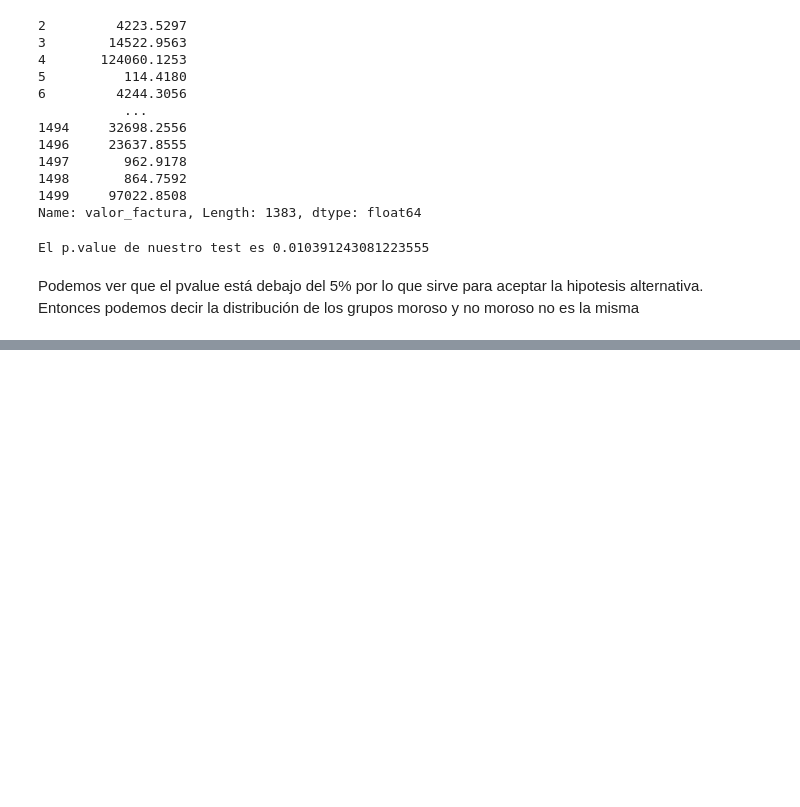
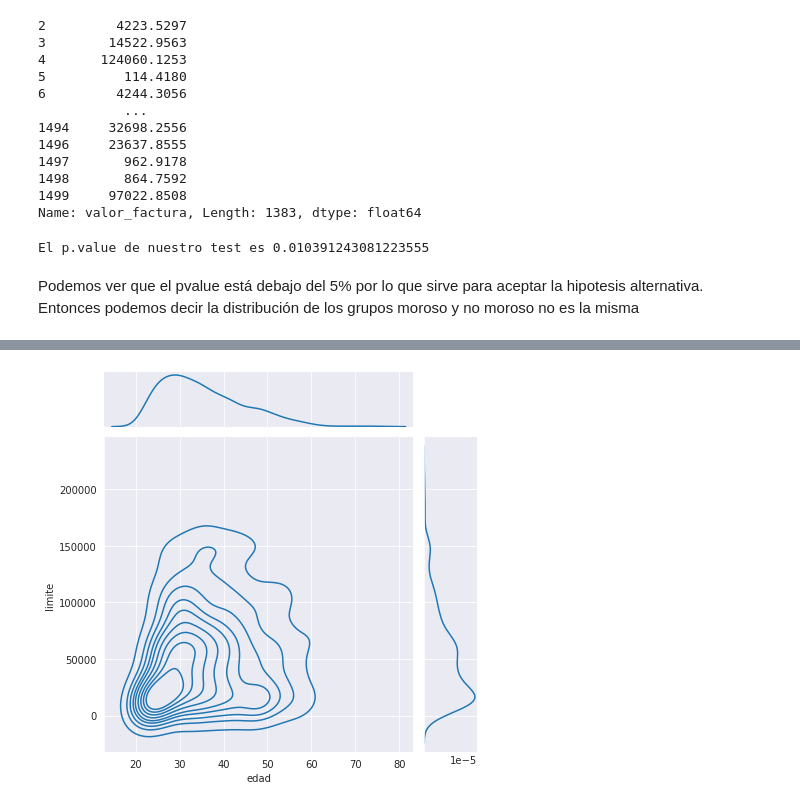
Before and after one commit to exequiel-farias/visualizacion-de-datos, a Jupyter notebook: Analisis_de_datos.ipynb, the cells around one changed output, grey strips where cells are left out. Saved outputs shown, nothing was run; the diff lists cells and outputs as text; code cells hidden in the pictures; blank space fills up the shorter version.

```diff
--- a/Analisis_de_datos.ipynb
+++ b/Analisis_de_datos.ipynb
@@ -445,0 +464,7 @@ Podemos ver que el pvalue está debajo del 5% por lo que sirve para aceptar la h
+# %%
+#Se puede modificar el estilo del grafico
+sns.jointplot(x='edad',y='limite',data=tarjetas, kind='kde');
+#Cuando las lineas estan mas juntas, la concentracion es mayor
+#Y tenemos la funcion densidad para cada variable
+# %% [output]
+[figure, added]
```
Also changed, not shown: parts of 9 cells of this notebook.
